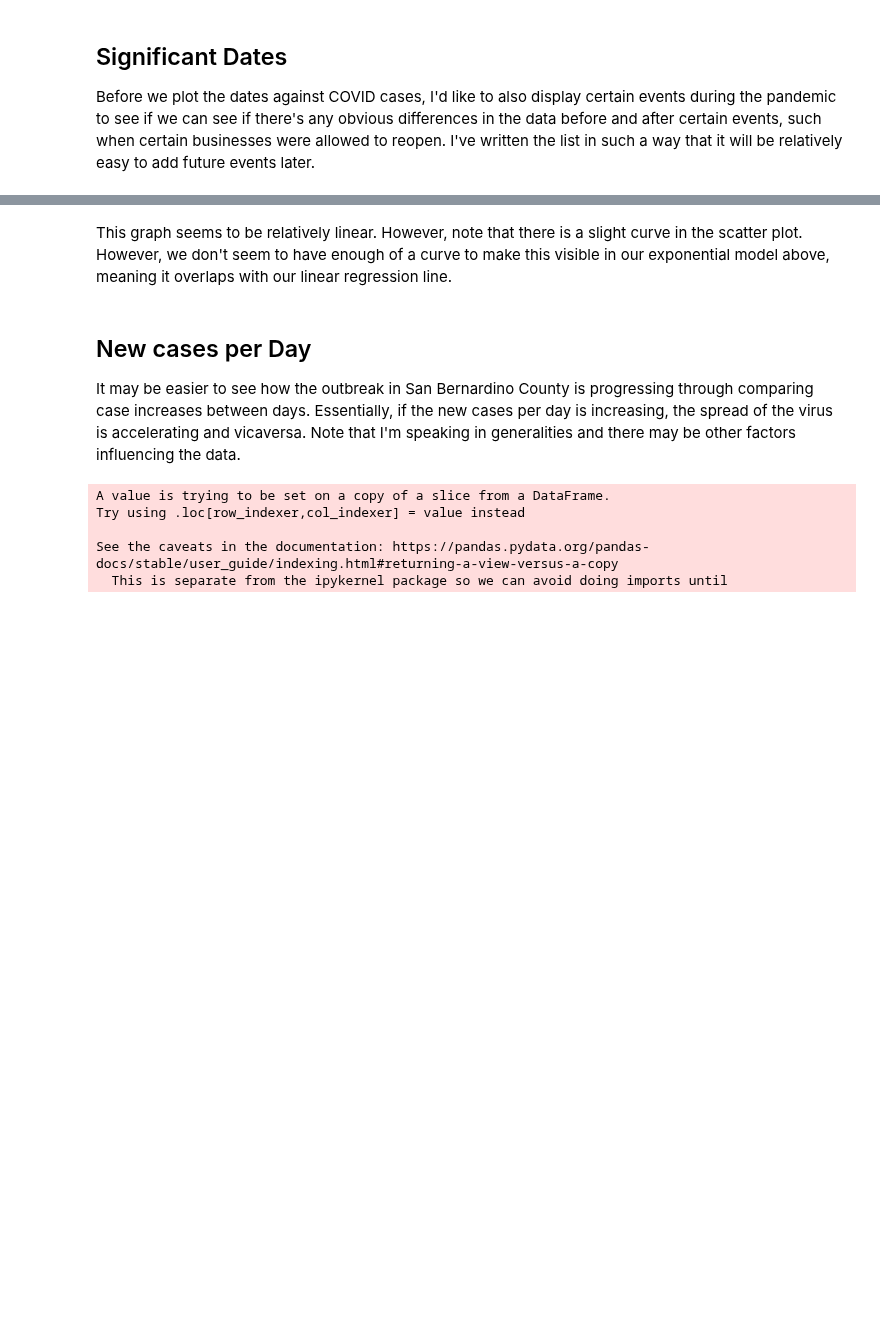
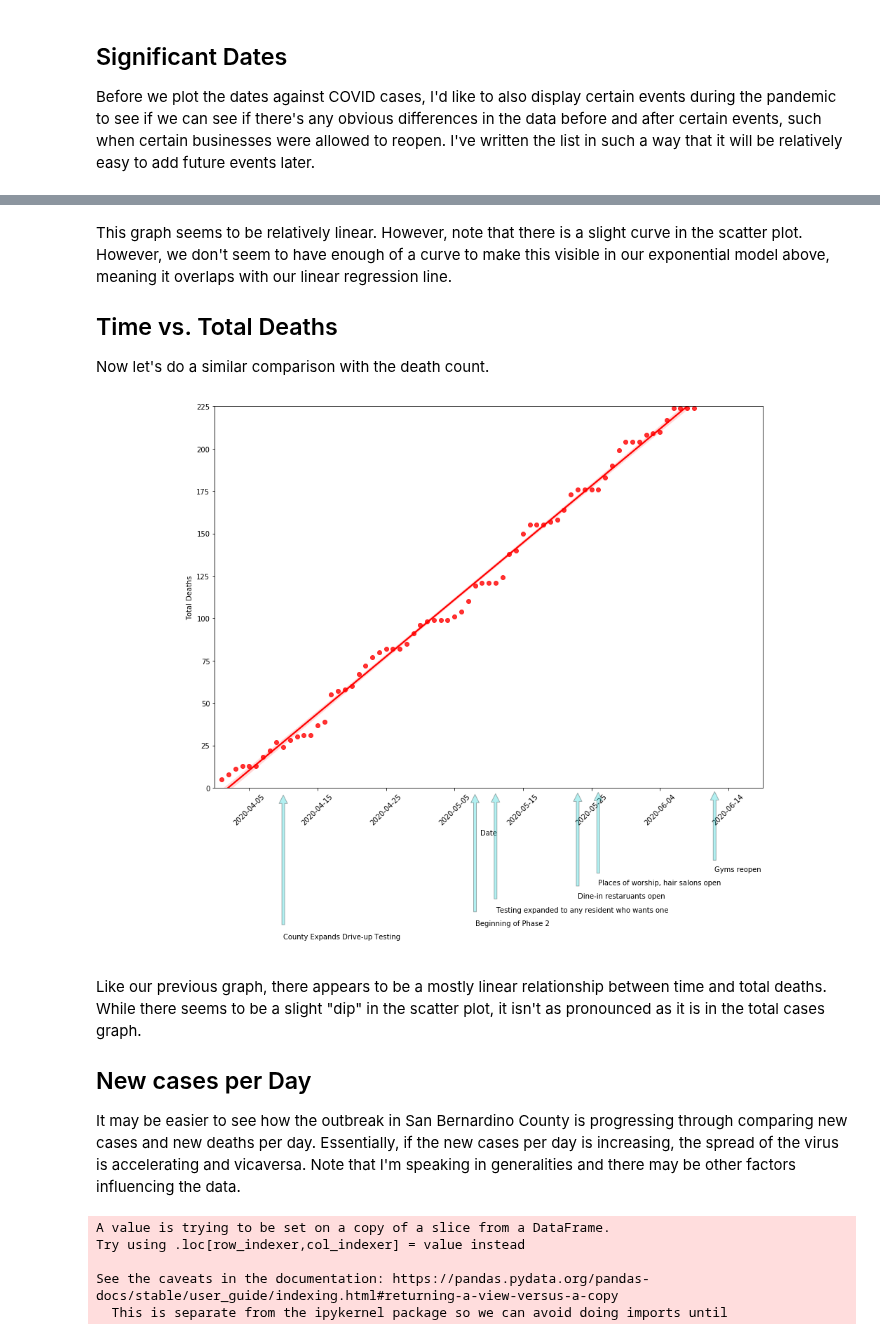
Before and after one commit to SarahEGood/covid19-SB, a Jupyter notebook: San_Bernardino_COVID-19_Data.ipynb, the cells around one changed output, grey strips where cells are left out. Cells and saved outputs as stored; diff of their text form; code cells hidden in the pictures; blank space fills up the shorter version.

```diff
--- a/San_Bernardino_COVID-19_Data.ipynb
+++ b/San_Bernardino_COVID-19_Data.ipynb
@@ -143,9 +144,35 @@ plt.show()
 # %% [markdown]
 This graph seems to be relatively linear. However, note that there is a slight curve in the scatter plot. However, we don't seem to have enough of a curve to make this visible in our exponential model above, meaning it overlaps with our linear regression line.
+
+## Time vs. Total Deaths
+Now let's do a similar comparison with the death count.
+# %%
+plt.figure(figsize=(14,10))
+ax = plt.subplot(1,1,1)
+
+sns.regplot(x='date_ordinal',y='Total Count Deaths', data=df_sb, color='red')
+
+# Formatting axes
+ax.set_xlim(x.min() - 1, x.max() + 10)
+ax.set_ylim(0, y2.max() + 1)
+ax.set_xlabel('Date')
+
+labels = [dt.date.fromordinal(int(item)) for item in ax.get_xticks()]
+ax.set_xticklabels(labels)
+plt.xticks(rotation = 45)
+plt.ylabel("Total Deaths")
+
+# Inserting Significant Date Labels
+add_sig_dates(df_sb, 'Total Count Deaths')
+
+plt.show()
+# %% [output]
+[figure, added]
 # %% [markdown]
+Like our previous graph, there appears to be a mostly linear relationship between time and total deaths. While there seems to be a slight "dip" in the scatter plot, it isn't as pronounced as it is in the total cases graph.
 ## New cases per Day
 
-It may be easier to see how the outbreak in San Bernardino County is progressing through comparing case increases between days. Essentially, if the new cases per day is increasing, the spread of the virus is accelerating and vicaversa. Note that I'm speaking in generalities and there may be other factors influencing the data.
+It may be easier to see how the outbreak in San Bernardino County is progressing through comparing new cases and new deaths per day. Essentially, if the new cases per day is increasing, the spread of the virus is accelerating and vicaversa. Note that I'm speaking in generalities and there may be other factors influencing the data.
 # %%
 # Generate column with new cases.
 lag = df_sb['Total Count Confirmed'].shift(1)
```
Also changed, not shown: parts of 2 cells of this notebook.
